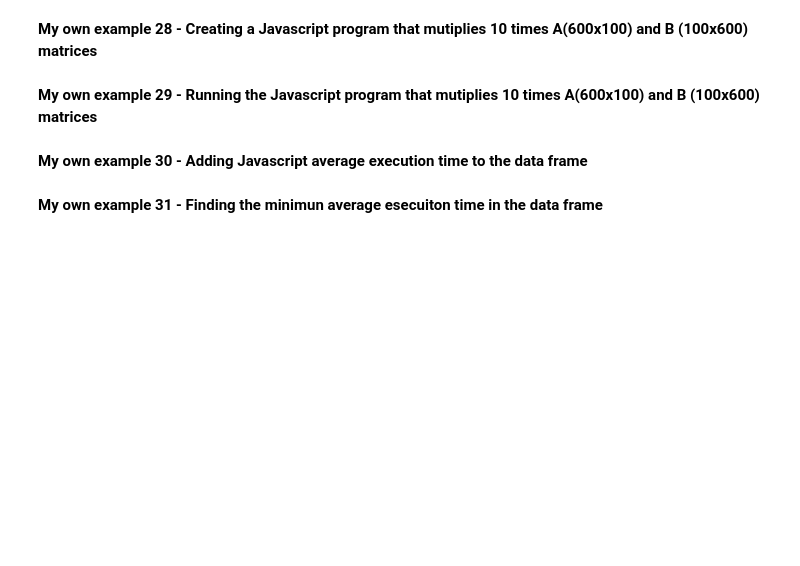
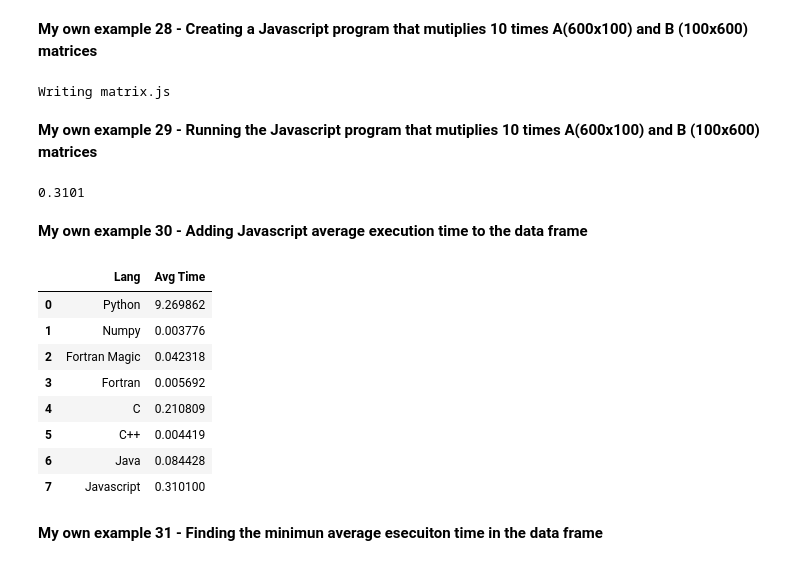
Before and after one commit to MateoAV/MetNumUN2024II, a Jupyter notebook: Lab2/Lab2.ipynb, the cells around one changed output. Saved outputs shown, nothing was run; the diff lists cells and outputs as text; code cells hidden in the pictures; blank space fills up the shorter version.

```diff
--- a/Lab2/Lab2.ipynb
+++ b/Lab2/Lab2.ipynb
@@ -457,2 +729,5 @@ Wall time: 181 µs
 # %% [markdown]
 **My own example 24 - Adding C++ average execution time to the data frame**
+# %%
+df = pd.concat([df, pd.DataFrame({"Lang": ["C++"], "Avg Time": [cpp_avg_time]})], ignore_index=True)
+df
@@ -463,2 +795,7 @@ Wall time: 181 µs
 # %% [markdown]
 **My own example 27 - Adding Java average execution time to the data frame**
+# %%
+java_avg_time = !java MatrixMultiplication
+print(java_avg_time)
+java_avg_time = eval(java_avg_time[-1].split()[4])
+print(java_avg_time)
@@ -465,8 +818,78 @@ Wall time: 181 µs
 # %% [markdown]
 **My own example 28 - Creating a Javascript program that mutiplies 10 times A(600x100) and  B (100x600) matrices**
+# %%
+%%writefile matrix.js
+const N = 600;
+const M = 100;
+const P = 600;
+
+function initializeMatrix(rows, cols) {
+    const matrix = new Array(rows);
+    for (let i = 0; i < rows; i++) {
+        matrix[i] = new Array(cols);
+    }
+    return matrix;
+}
+
+function matrixMultiply(a, b, c) {
+    for (let i = 0; i < N; i++) {
+        for (let j = 0; j < P; j++) {
+            c[i][j] = 0;
+            for (let k = 0; k < M; k++) {
+                c[i][j] += a[i][k] * b[k][j];
+            }
+        }
+    }
+}
+
+const a = initializeMatrix(N, M);
+const b = initializeMatrix(M, P);
+const c = initializeMatrix(N, P);
+
+for (let i = 0; i < N; i++) {
+    for (let j = 0; j < M; j++) {
+        a[i][j] = i + j;
+        b[j][i] = i - j;
+    }
+}
+
+const start = Date.now();
+for (let r = 0; r < 10; r++) {
+    matrixMultiply(a, b, c);
+}
+const end = Date.now();
+const duration = (end - start) / 1000;
+
+console.log(duration / 10);
+# %% [output]
+Writing matrix.js
 # %% [markdown]
 **My own example 29 - Running the Javascript program that mutiplies 10 times A(600x100) and  B (100x600) matrices**
+# %%
+import re
+js_avg_time = !node matrix.js
+js_avg_time = float(re.sub(r'\x1b\[\d+m', '', js_avg_time[0]))
+print(js_avg_time)
+# %% [output]
+0.3101
 # %% [markdown]
 **My own example 30 - Adding Javascript average execution time to the data frame**
+# %%
+import pandas as pd
+import re
+
+# Assuming js_avg_time is defined from previous code cell
+df = pd.concat([df, pd.DataFrame({"Lang": ["Javascript"], "Avg Time": [js_avg_time]})], ignore_index=True)
+df
+# %% [output]
+|  | Lang | Avg Time |
+| 0 | Python | 9.269862 |
+| 1 | Numpy | 0.003776 |
+| 2 | Fortran Magic | 0.042318 |
+| 3 | Fortran | 0.005692 |
+| 4 | C | 0.210809 |
+| 5 | C++ | 0.004419 |
+| 6 | Java | 0.084428 |
+| 7 | Javascript | 0.310100 |
 # %% [markdown]
 **My own example 31 - Finding the minimun average esecuiton time in the data frame**
```
Also changed, not shown: parts of 105 cells of this notebook.
